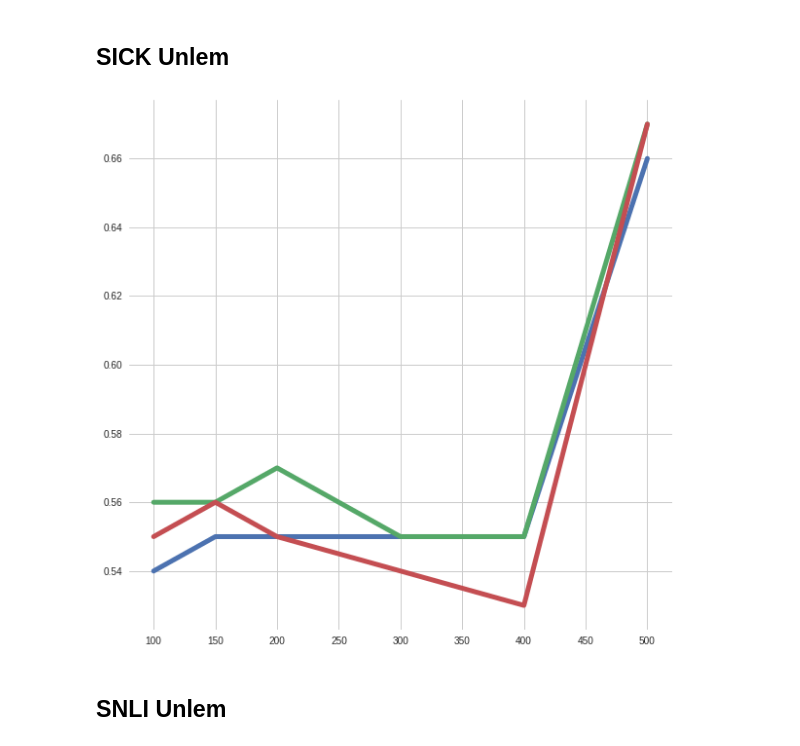
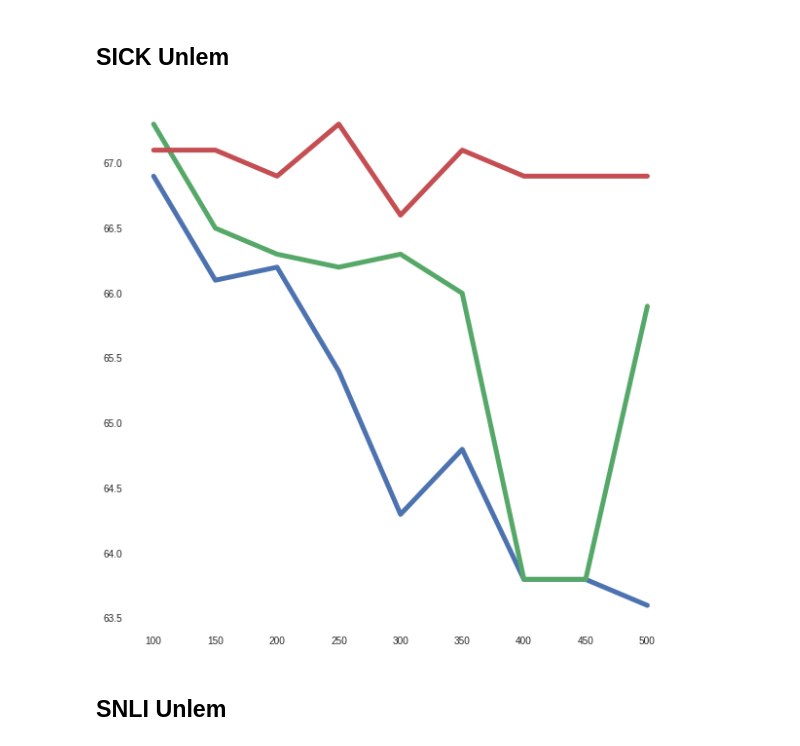
Before and after one commit to bakarov/2ch2vec, a Jupyter notebook: snli/result_plot.ipynb, the cells around one changed output. Drawn from its saved outputs; the diff is of its cells as text; code cells hidden in the pictures.

Commit message:
Update the plots

```diff
--- a/snli/result_plot.ipynb
+++ b/snli/result_plot.ipynb
@@ -20,22 +20,22 @@ def set_plt_params():
 # %%
 set_plt_params()
 
-dimensions = [500, 400, 300, 200, 150, 100]
-CBOW = [0.66, 0.55, 0.55, 0.55, 0.55, 0.54]
-Skipgram = [0.67, 0.55, 0.55, 0.57, 0.56, 0.56]
-Swivel = [0.67, 0.53, 0.54, 0.55, 0.56, 0.55]
-
+dimensions = [100, 150, 200, 250, 300, 350, 400, 450, 500]
+CBOW = [66.9, 66.1, 66.2, 65.4, 64.3, 64.8, 63.8, 63.8, 63.6]
+Skipgram = [67.3, 66.5, 66.3, 66.2, 66.3, 66.0, 63.8, 63.8, 65.9]
+Swivel = [67.1, 67.1, 66.9, 67.3, 66.6, 67.1, 66.9, 66.9, 66.9]
 
 plt.plot(dimensions, CBOW, linewidth=5)
 plt.plot(dimensions, Skipgram, linewidth=5)
 plt.plot(dimensions, Swivel, linewidth=5)
 
+#plt.yaxis.grid()
 #plt.legend(loc='lower center', bbox_to_anchor=(1,1), prop={'size':30})
 plt.plot()
 plt.savefig('results.png', bbox_inches='tight')
 plt.show()
 # %% [output]
-[figure, old version]
+[figure, new version]
 # %% [markdown]
 ## SNLI Unlem
 # %%
```
Also changed, not shown: parts of 1 cell of this notebook.
